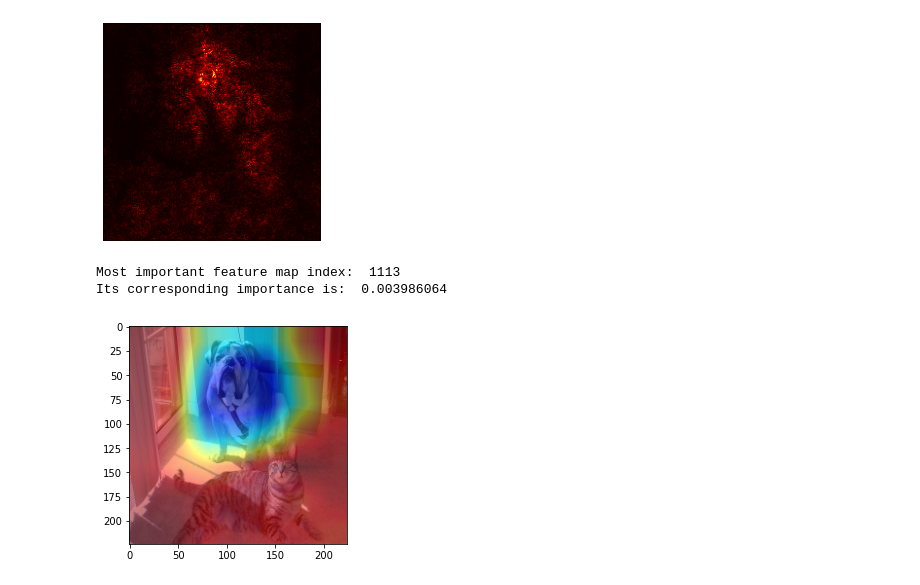
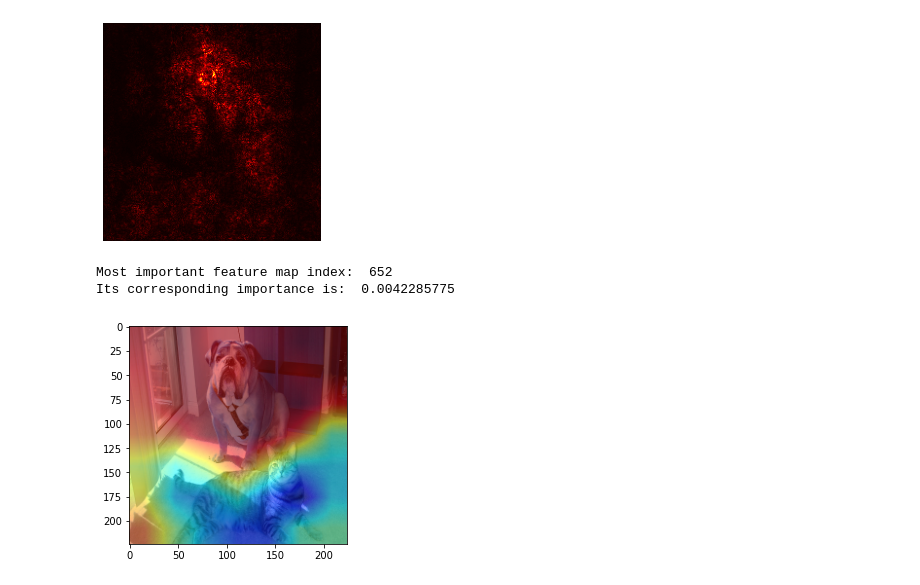
Before and after one commit to manasmacherla/Visualization-of-gradients, a Jupyter notebook: gradients.ipynb, the cells around one changed output. Cells and saved outputs as stored; diff of their text form; code cells hidden in the pictures.

```diff
--- a/gradients.ipynb
+++ b/gradients.ipynb
@@ -148,6 +148,8 @@ def visualize(img, mask):
     cam = heatmap + np.float32(img)
     cam = cam / np.max(cam)
     img = np.uint8(255 * cam)
+    filename = "gradcam_tigercat.png"
+    cv2.imwrite(filename, img)
     plt.imshow(img)
 
 
@@ -205,34 +207,34 @@ class GradientCam:
         class_activation_map = np.maximum(class_activation_map, 0)
         class_activation_map = cv2.resize(class_activation_map, input.shape[2:])
         class_activation_map = class_activation_map - np.min(class_activation_map)
         class_activation_map = class_activation_map / np.max(class_activation_map)
 
         return weights, class_activation_map
 
 
 if __name__ == '__main__':
 
     image = cv2.imread('cat_dog.png', 1)
     image = np.float32(cv2.resize(image, (224, 224))) / 255
     input = process_image(image)
 
     net = models.resnet50(pretrained=True)
     grad_cam = GradientCam(model=net, feature_module=net.layer4, \
                        target_layer_=["2"], cuda=False)
 
 
-    target_index = 243
+    target_index = 283
 
     ### call to grad_cam method should return the importance vector corresponds to
     ### each feature map of last convolution layer of pretrained Resnet50
 
     weights, class_activation_map = grad_cam(input, target_index)
 
     print ("Most important feature map index: ", np.argmax(weights))
     print ("Its corresponding importance is: ", np.max(weights))
 
     visualize(image, class_activation_map)
 # %% [output]
-Most important feature map index:  1113
-Its corresponding importance is:  0.003986064
+Most important feature map index:  652
+Its corresponding importance is:  0.0042285775
-[figure, old version]
+[figure, new version]
```
Also changed, not shown: parts of 1 cell of this notebook, 3 other files.
